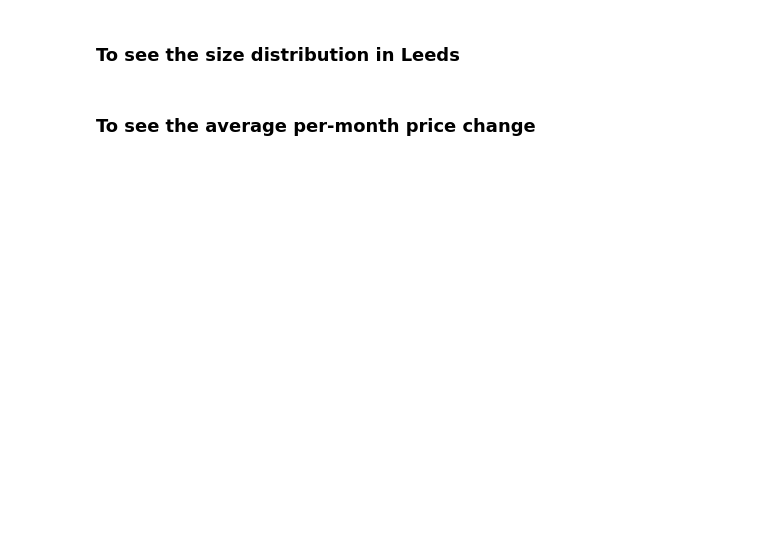
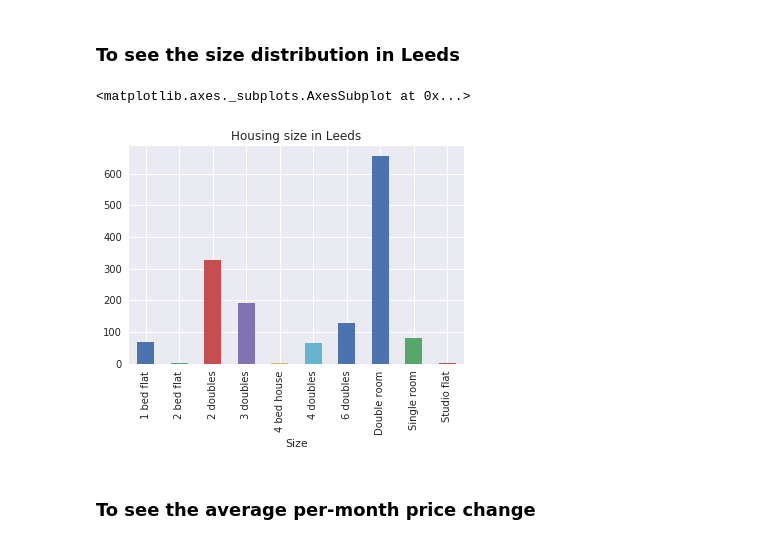
Before and after one commit to lijingxi96/Project, a Jupyter notebook: Group_project.ipynb, the cells around one changed output. Cells and saved outputs as stored; diff of their text form; code cells hidden in the pictures; blank space fills up the shorter version.

```diff
--- a/Group_project.ipynb
+++ b/Group_project.ipynb
@@ -1066,8 +1106,11 @@ furnish_group_leeds.size().plot(kind='bar', title='Furnishing status of housing
 # %% [markdown]
 <h3>To see the size distribution in Leeds
 # %%
-size_group_leeds = df_info_liver.groupby('Size')
+size_group_leeds = df_info_leeds.groupby('Size')
 size_group_leeds.size().plot(kind='bar', title='Housing size in Leeds')
+# %% [output]
+<matplotlib.axes._subplots.AxesSubplot at 0x...>
+[figure, added]
 # %% [markdown]
 <h3>To see the average per-month price change
 # %%
```
Also changed, not shown: parts of 26 cells of this notebook.
